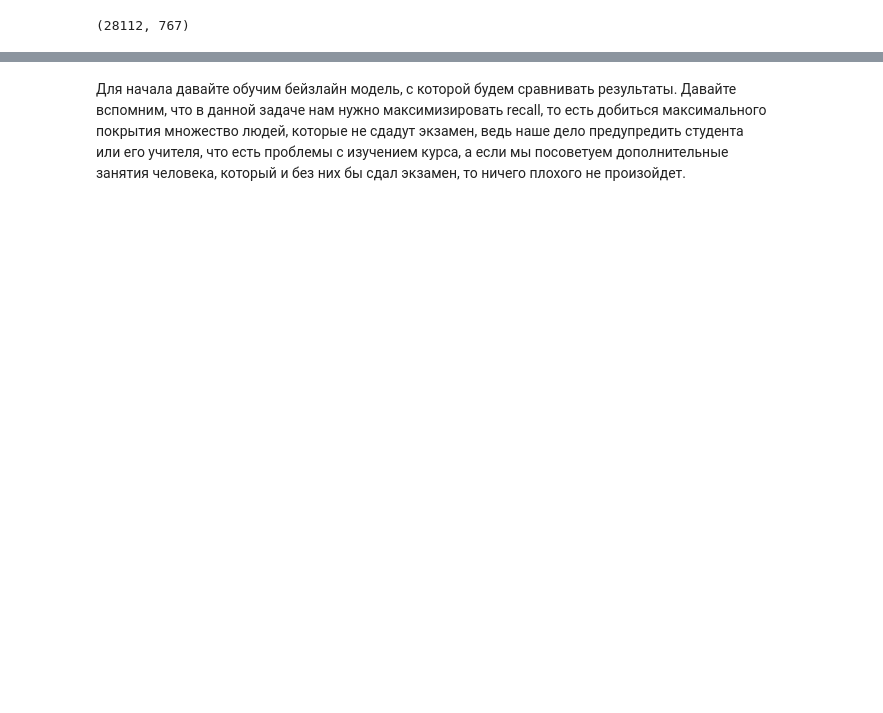
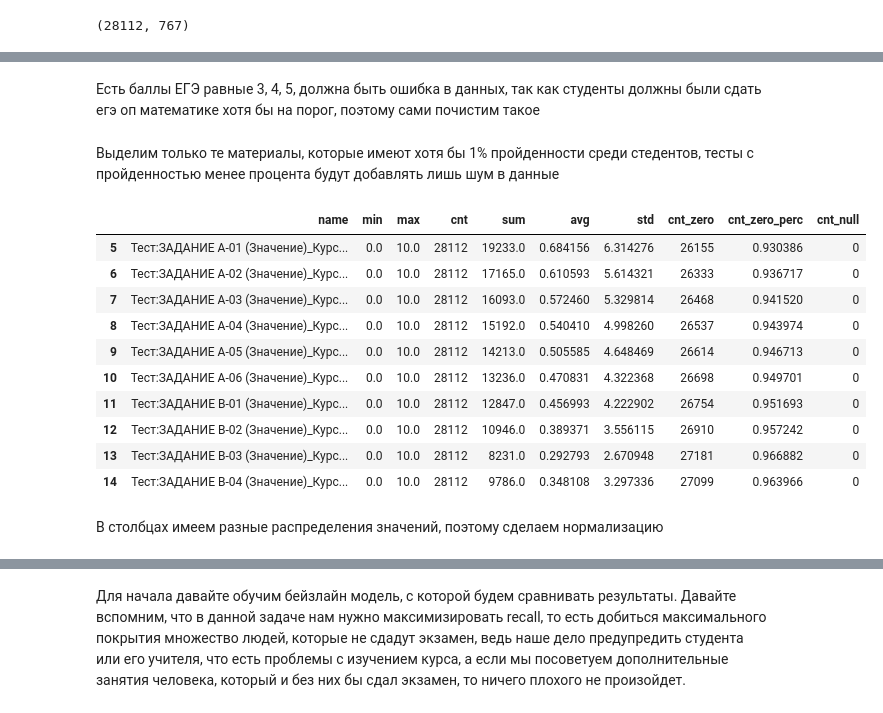
Before and after one commit to inokamilyanin/course-work-3, a Jupyter notebook: notebook.ipynb, the cells around one changed output, grey strips where cells are left out. Drawn from its saved outputs; the diff is of its cells as text; code cells hidden in the pictures; blank space fills up the shorter version.

```diff
--- a/notebook.ipynb
+++ b/notebook.ipynb
@@ -325,0 +338,4 @@ filtered_df.shape
+# %%
+final_df = pd.DataFrame()
+final_df["email"] = filtered_df["email"]
+final_df["target"] = filtered_df["target"]
@@ -325,0 +516,2 @@ filtered_df.shape
+# %% [markdown]
+Есть баллы ЕГЭ равные 3, 4, 5, должна быть ошибка в данных, так как студенты должны были сдать егэ оп математике хотя бы на порог, поэтому сами почистим такое
@@ -325,0 +520,37 @@ filtered_df.shape
+# %%
+# пройденный материал
+
+not_tests_columns = grade_cols + grades_overall_columns + ratings_overall_columns + ["Балл ЕГЭ_Выгрузка по ЕГЭ с 2020 года.xlsx", "target", "email"]
+
+only_tests_columns = filtered_df.drop(not_tests_columns, axis=1)
+
+table = []
+for col in only_tests_columns:
+    mi = filtered_df[col].min()
+    ma = filtered_df[col].max()
+    cnt = filtered_df[col].apply(lambda x: x != np.nan).sum()
+    su = filtered_df[col].sum()
+    cnt_zero = filtered_df[col].apply(lambda x: x == 0).sum()
+    cnt_null = filtered_df[col].apply(lambda x: x == np.nan).sum()
+    table.append([col, mi, ma, cnt, su, su / cnt, filtered_df[col].var(), cnt_zero, cnt_zero / len(filtered_df), cnt_null])
+
+df = pd.DataFrame(table, columns=["name", "min", "max", "cnt", "sum", "avg", "std", "cnt_zero", "cnt_zero_perc", "cnt_null"])
+# %% [markdown]
+Выделим только те материалы, которые имеют хотя бы 1% пройденности среди стедентов, тесты с пройденностью менее процента будут добавлять лишь шум в данные
+# %%
+# df[df["cnt_zero_perc"] < 0.99].size = 403
+df[df["cnt_zero_perc"] < 0.99].head(10)
+# %% [output]
+|  | name | min | max | cnt | sum | avg | std | cnt_zero | cnt_zero_perc | cnt_null |
+| 5 | Тест:ЗАДАНИЕ А-01 (Значение)_Курс... | 0.0 | 10.0 | 28112 | 19233.0 | 0.684156 | 6.314276 | 26155 | 0.930386 | 0 |
+| 6 | Тест:ЗАДАНИЕ А-02 (Значение)_Курс... | 0.0 | 10.0 | 28112 | 17165.0 | 0.610593 | 5.614321 | 26333 | 0.936717 | 0 |
+| 7 | Тест:ЗАДАНИЕ А-03 (Значение)_Курс... | 0.0 | 10.0 | 28112 | 16093.0 | 0.572460 | 5.329814 | 26468 | 0.941520 | 0 |
+| 8 | Тест:ЗАДАНИЕ А-04 (Значение)_Курс... | 0.0 | 10.0 | 28112 | 15192.0 | 0.540410 | 4.998260 | 26537 | 0.943974 | 0 |
+| 9 | Тест:ЗАДАНИЕ А-05 (Значение)_Курс... | 0.0 | 10.0 | 28112 | 14213.0 | 0.505585 | 4.648469 | 26614 | 0.946713 | 0 |
+| 10 | Тест:ЗАДАНИЕ А-06 (Значение)_Курс... | 0.0 | 10.0 | 28112 | 13236.0 | 0.470831 | 4.322368 | 26698 | 0.949701 | 0 |
+| 11 | Тест:ЗАДАНИЕ В-01 (Значение)_Курс... | 0.0 | 10.0 | 28112 | 12847.0 | 0.456993 | 4.222902 | 26754 | 0.951693 | 0 |
+| 12 | Тест:ЗАДАНИЕ В-02 (Значение)_Курс... | 0.0 | 10.0 | 28112 | 10946.0 | 0.389371 | 3.556115 | 26910 | 0.957242 | 0 |
+| 13 | Тест:ЗАДАНИЕ В-03 (Значение)_Курс... | 0.0 | 10.0 | 28112 | 8231.0 | 0.292793 | 2.670948 | 27181 | 0.966882 | 0 |
+| 14 | Тест:ЗАДАНИЕ В-04 (Значение)_Курс... | 0.0 | 10.0 | 28112 | 9786.0 | 0.348108 | 3.297336 | 27099 | 0.963966 | 0 |
+# %% [markdown]
+В столбцах имеем разные распределения значений, поэтому сделаем нормализацию
```
Also changed, not shown: parts of 32 cells of this notebook, 1 other file.
